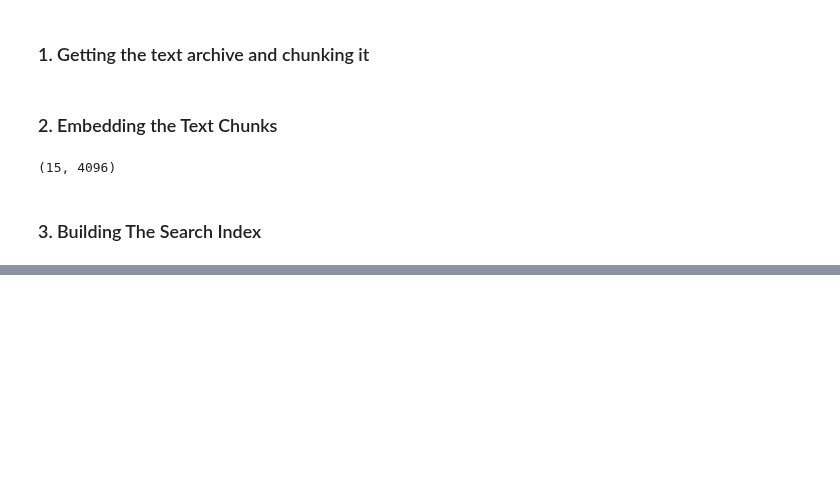
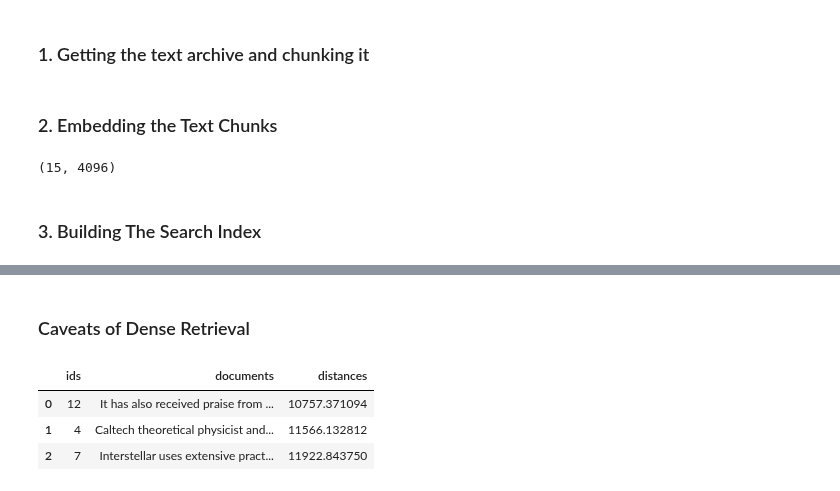
Before and after one commit to singhvis29/Hands_On_LLM_WR, a Jupyter notebook: Ch8_Semantic_Search_and_RAG.ipynb, the cells around one changed output, grey strips where cells are left out. Saved outputs shown, nothing was run; the diff lists cells and outputs as text; code cells hidden in the pictures; blank space fills up the shorter version.

```diff
--- a/Ch8_Semantic_Search_and_RAG.ipynb
+++ b/Ch8_Semantic_Search_and_RAG.ipynb
@@ -127,0 +178,7 @@ ValueError: input not a numpy array
+# %%
+def search(text):
+  results = collection.query(
+    query_texts=["how precise was the science"], # Chroma will embed this for you
+    n_results=3 # how many results to return
+  )
+  return pd.DataFrame({'ids': list(results['ids'][0]), 'documents': list(results['documents'][0]), 'distances': list(results['distances'][0])})
@@ -127,0 +229,11 @@ ValueError: input not a numpy array
+# %% [markdown]
+### Caveats of Dense Retrieval
+# %%
+query = "What is the mass of the moon?"
+results = search(query)
+results
+# %% [output]
+|  | ids | documents | distances |
+| 0 | 12 | It has also received praise from ... | 10757.371094 |
+| 1 | 4 | Caltech theoretical physicist and... | 11566.132812 |
+| 2 | 7 | Interstellar uses extensive pract... | 11922.843750 |
```
Also changed, not shown: parts of 16 cells of this notebook.
